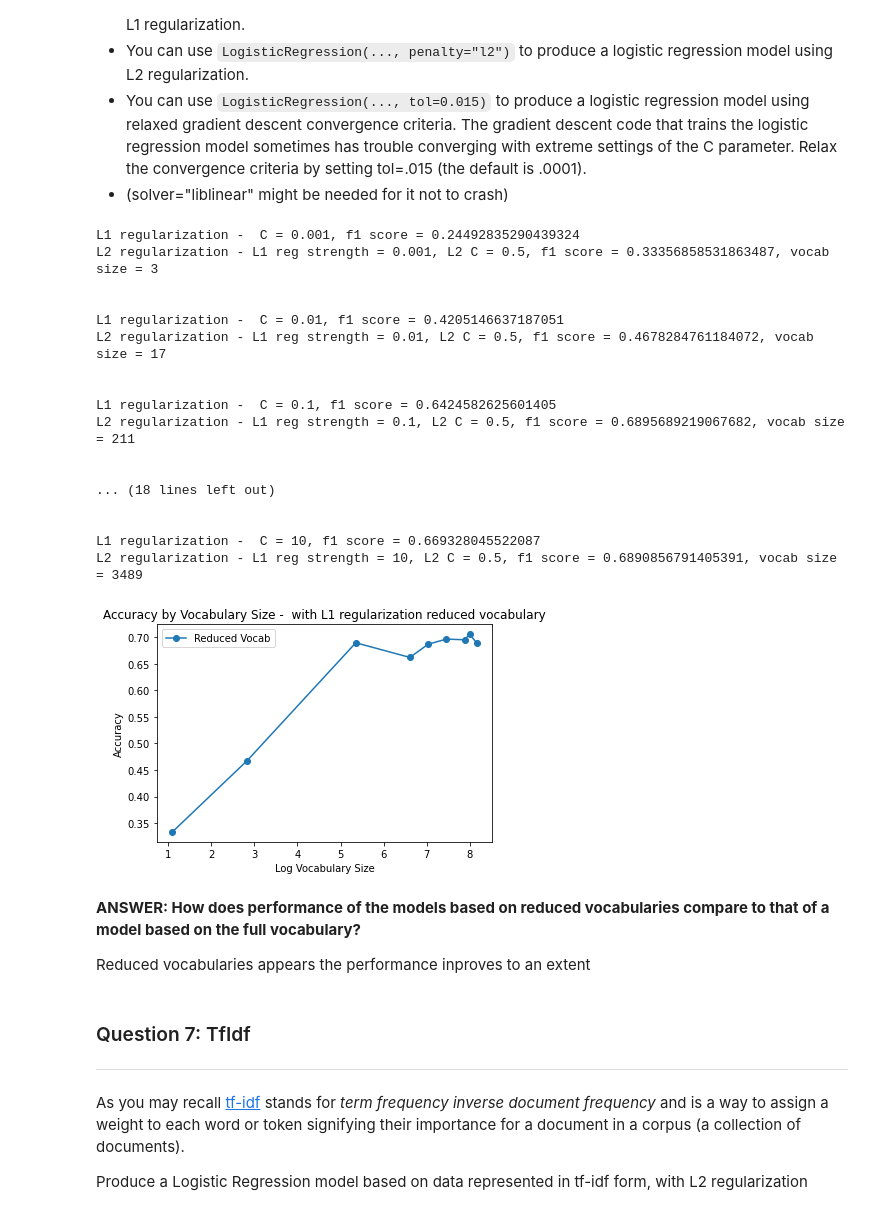
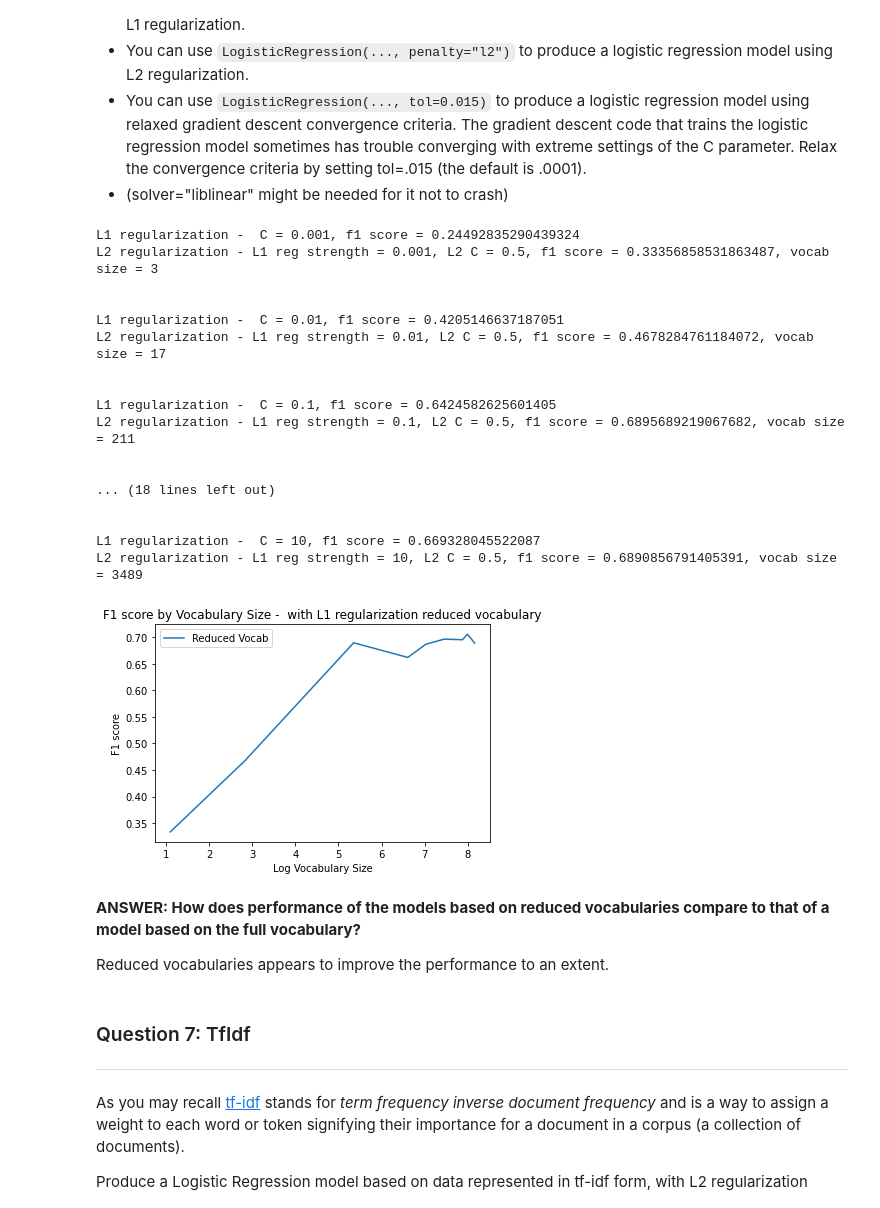
Before and after one commit to ssburgan/w207_coursework, a Jupyter notebook: Sybil_SantosBurgan_project3.ipynb, the cells around one changed output. Cells and saved outputs as stored; diff of their text form; code cells hidden in the pictures.

```diff
--- a/Sybil_SantosBurgan_project3.ipynb
+++ b/Sybil_SantosBurgan_project3.ipynb
@@ -604,15 +606,11 @@ def Q6():
 
         print(f"L1 regularization -  C = {c_val}, f1 score = {score}")
 
-        nz_indx = []
-        for i in range(lr1.coef_.shape[0]):
-            non_zero_idx = np.nonzero(lr1.coef_[i])[0].tolist()
-            #print('coef ', len(np.nonzero(lr1.coef_[i])[0].tolist()))
-            nz_indx = nz_indx+ np.nonzero(lr1.coef_[i])[0].tolist()
+        nz_indx = np.sum(lr1.coef_, axis=0).nonzero()
         nz_indx = np.unique(nz_indx)
 
         #Get the vocab to reduce
-        vocab_reduce = [vectorizer.get_feature_names_out()[x] for x in nz_indx]
+        vocab_reduce = vectorizer.get_feature_names_out()[nz_indx]
 
         #Use the non zero vocab to reduce
         vectorizer2 = CountVectorizer(vocabulary=vocab_reduce)
@@ -634,41 +632,41 @@ def Q6():
 
         print("\n ")
 
     plt.figure()
-    plt.plot(vocab_size, f_scores, marker='o', label = "Reduced Vocab")
-    plt.title('Accuracy by Vocabulary Size -  with L1 regularization reduced vocabulary')
-    plt.ylabel('Accuracy')
+    plt.plot(vocab_size, f_scores, label = "Reduced Vocab")
+    plt.title('F1 score by Vocabulary Size -  with L1 regularization reduced vocabulary')
+    plt.ylabel('F1 score')
     plt.xlabel('Log Vocabulary Size')
     plt.legend()
 
     plt.show()
 
     ### STUDENT END ###
 
 Q6()
 # %% [output]
 L1 regularization -  C = 0.001, f1 score = 0.24492835290439324
 L2 regularization - L1 reg strength = 0.001, L2 C = 0.5, f1 score = 0.33356858531863487, vocab size = 3
 
 
 L1 regularization -  C = 0.01, f1 score = 0.4205146637187051
 L2 regularization - L1 reg strength = 0.01, L2 C = 0.5, f1 score = 0.4678284761184072, vocab size = 17
 
 
 L1 regularization -  C = 0.1, f1 score = 0.6424582625601405
 L2 regularization - L1 reg strength = 0.1, L2 C = 0.5, f1 score = 0.6895689219067682, vocab size = 211
 
 
 ... (18 lines left out)
 
 
 L1 regularization -  C = 10, f1 score = 0.669328045522087
 L2 regularization - L1 reg strength = 10, L2 C = 0.5, f1 score = 0.6890856791405391, vocab size = 3489
-[figure, old version]
+[figure, new version]
 # %% [markdown]
 **ANSWER: How does performance of the models based on reduced vocabularies compare to that of a model based on the full vocabulary?**
 
-Reduced vocabularies appears the performance inproves to an extent
+Reduced vocabularies appears to improve the performance to an extent.
 # %% [markdown]
 ### Question 7: TfIdf
 ---
```
Also changed, not shown: parts of 8 cells of this notebook.
